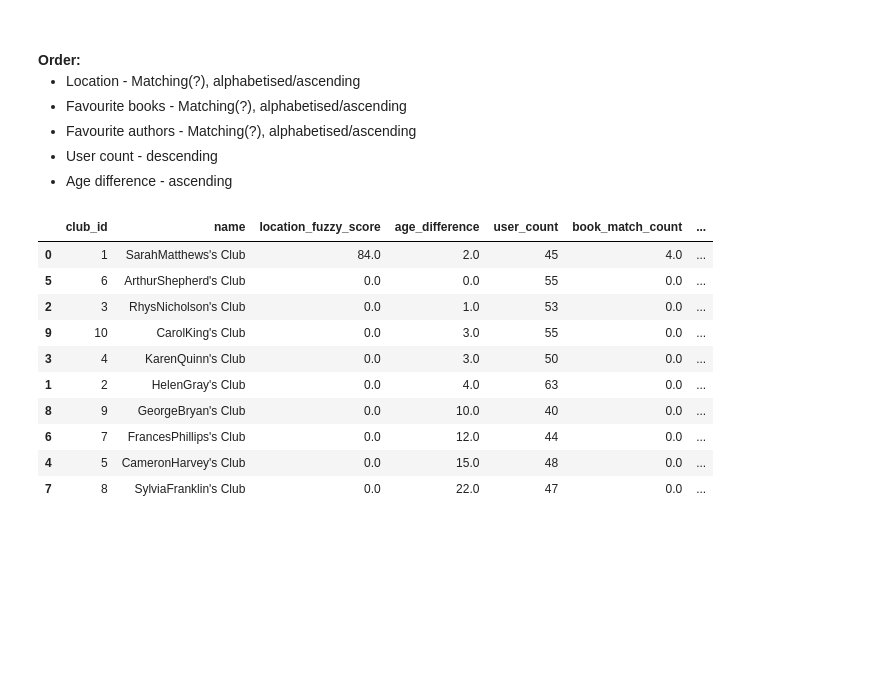
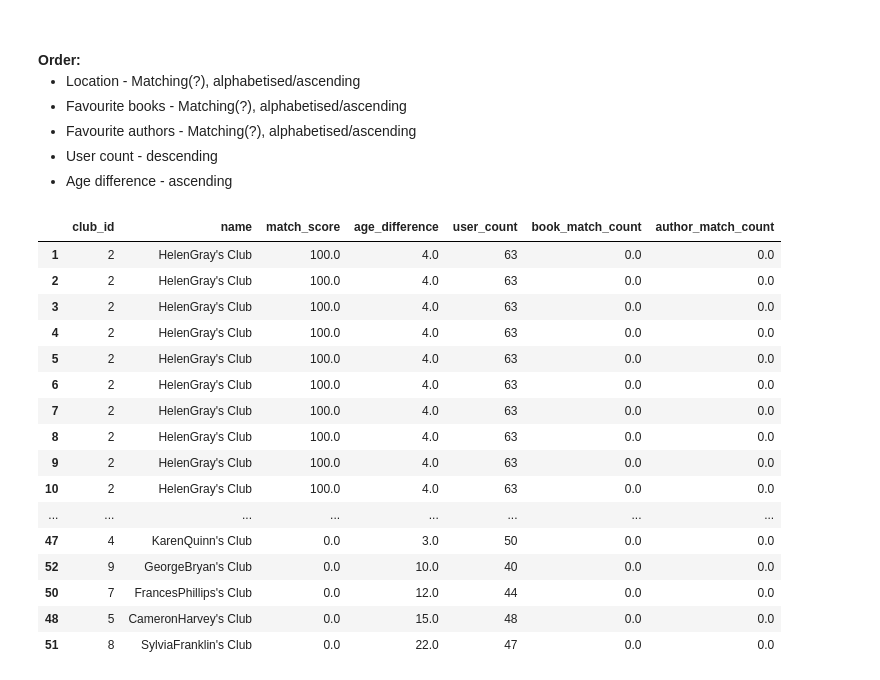
Before and after one commit to laurenceandrews/auguread, a Jupyter notebook: clubs/club_to_user_recommender/club-to-user-recommender.ipynb, the cells around one changed output. Cells and saved outputs as stored; diff of their text form; code cells hidden in the pictures; blank space fills up the shorter version.

Commit message:
Fix location matching fuzzy function in jupyter file

```diff
--- a/clubs/club_to_user_recommender/club-to-user-recommender.ipynb
+++ b/clubs/club_to_user_recommender/club-to-user-recommender.ipynb
@@ -186,26 +186,3 @@ closest_location_clubs_df
 # %% [output]
 |  | id | name | location | description | avg_reading_speed | owner_id |
 | 0 | 1 | SarahMatthews's Club | Adelaide, Australia | Iusto repellat inventore nihil re... | 364 | 271772 |
-# %%
-# Return all clubs with boolean value for matching location (using fuzzy search)
-
-# Set test location for user
-user_location = "AdelaAustralia"
-#user_id = "11909"
-user_id = 999999
-
-club_user_location_df['location_match_score'] = ''
-club_user_location_df
-
-no_of_rows = club_user_location_df.shape[0]
-
-for i in range(no_of_rows):
-    match_value = int(fuzz.token_sort_ratio(user_location, club_user_location_df.iloc[i]['location']))
-    if (user_id != club_user_location_df.iloc[i]['user_id']):
-        if (match_value > 60):
-            club_user_location_df.iat[i,4] = str(match_value)
-
-club_user_location_df['location_match_score'].replace('', np.nan, inplace=True)
-club_user_location_df = club_user_location_df.sort_values('location_match_score', ascending=False).dropna(how='any',axis=0)
-club_user_location_df = club_user_location_df.drop('club_user_id', axis = 1)
-club_user_location_df
@@ -347,11 +350,11 @@ book_matches_df['book_title'] = club_favourite_books_df['title']
 
 for i in range(5):
     my_favourite_book = str(my_favourite_books_df.iloc[i]['title'])
-    print(my_favourite_book)
+    # print(my_favourite_book)
 
     for title in club_favourite_books_df['title']:
         match_value = int(fuzz.token_sort_ratio(my_favourite_book, title))
-        if match_value > 80:
+        if match_value > 50:
             match_values.append(match_value)
 
 book_match_values = pd.DataFrame()
@@ -482,20 +509,20 @@ club_average_author_match_df
 # Favourite authors: club_average_author_match_df
 
 best_clubs_df = club_user_count_df.merge(average_club_age_difference_df, how = 'left', left_on = 'club_id', right_on = 'club_id')
-best_clubs_df = best_clubs_df.merge(club_matches_df, how = 'left', left_on = 'club_id', right_on = 'club_id')
+best_clubs_df = best_clubs_df.merge(closest_club_location_fuzzy_df, how = 'left', left_on = 'club_id', right_on = 'club_id')
 best_clubs_df = best_clubs_df.merge(club_average_book_match_df, how = 'left', left_on = 'club_id', right_on = 'club_id')
 best_clubs_df = best_clubs_df.merge(club_average_author_match_df, how = 'left', left_on = 'club_id', right_on = 'club_id')
 
-best_clubs_df = best_clubs_df[['club_id', 'club_author_name', 'location_fuzzy_score', 'age_difference', 'user_count', 'book_match_count', 'author_match_count']]
+best_clubs_df = best_clubs_df[['club_id', 'club_author_name', 'match_score', 'age_difference', 'user_count', 'book_match_count', 'author_match_count']]
 best_clubs_df = best_clubs_df.rename(columns={'club_author_name':'club_name'})
 
 best_clubs_df['book_match_count'] = best_clubs_df['book_match_count'].fillna(0)
 best_clubs_df['author_match_count'] = best_clubs_df['author_match_count'].fillna(0)
-best_clubs_df['location_fuzzy_score'] = best_clubs_df['location_fuzzy_score'].fillna(0)
+best_clubs_df['match_score'] = best_clubs_df['match_score'].fillna(0)
 
 # Dirty way of getting name back...
 best_clubs_df = best_clubs_df.merge(average_club_age_difference_df, on = 'club_id')
-best_clubs_df = best_clubs_df[['club_id', 'name', 'location_fuzzy_score', 'age_difference_y', 'user_count', 'book_match_count', 'author_match_count']]
+best_clubs_df = best_clubs_df[['club_id', 'name', 'match_score', 'age_difference_y', 'user_count', 'book_match_count', 'author_match_count']]
 best_clubs_df = best_clubs_df.rename(columns={'age_difference_y':'age_difference'}, )
 
 best_clubs_df
@@ -535,23 +578,29 @@ favourite books and favourite authors</p>
 # %%
 # Order if location matters
 
 # TO DO: Find a way to convert location to distance
 
-best_clubs_df = best_clubs_df.sort_values(["location_fuzzy_score", "book_match_count", "author_match_count", "age_difference", "user_count"], \
+best_clubs_df = best_clubs_df.sort_values(["match_score", "book_match_count", "author_match_count", "age_difference", "user_count"], \
     ascending = [False, False, False, True, False])
 best_clubs_df
 # %% [output]
-|  | club_id | name | location_fuzzy_score | age_difference | user_count | book_match_count | ... |
-| 0 | 1 | SarahMatthews's Club | 84.0 | 2.0 | 45 | 4.0 | ... |
-| 5 | 6 | ArthurShepherd's Club | 0.0 | 0.0 | 55 | 0.0 | ... |
-| 2 | 3 | RhysNicholson's Club | 0.0 | 1.0 | 53 | 0.0 | ... |
-| 9 | 10 | CarolKing's Club | 0.0 | 3.0 | 55 | 0.0 | ... |
-| 3 | 4 | KarenQuinn's Club | 0.0 | 3.0 | 50 | 0.0 | ... |
-| 1 | 2 | HelenGray's Club | 0.0 | 4.0 | 63 | 0.0 | ... |
-| 8 | 9 | GeorgeBryan's Club | 0.0 | 10.0 | 40 | 0.0 | ... |
-| 6 | 7 | FrancesPhillips's Club | 0.0 | 12.0 | 44 | 0.0 | ... |
-| 4 | 5 | CameronHarvey's Club | 0.0 | 15.0 | 48 | 0.0 | ... |
-| 7 | 8 | SylviaFranklin's Club | 0.0 | 22.0 | 47 | 0.0 | ... |
+|  | club_id | name | match_score | age_difference | user_count | book_match_count | author_match_count |
+| 1 | 2 | HelenGray's Club | 100.0 | 4.0 | 63 | 0.0 | 0.0 |
+| 2 | 2 | HelenGray's Club | 100.0 | 4.0 | 63 | 0.0 | 0.0 |
+| 3 | 2 | HelenGray's Club | 100.0 | 4.0 | 63 | 0.0 | 0.0 |
+| 4 | 2 | HelenGray's Club | 100.0 | 4.0 | 63 | 0.0 | 0.0 |
+| 5 | 2 | HelenGray's Club | 100.0 | 4.0 | 63 | 0.0 | 0.0 |
+| 6 | 2 | HelenGray's Club | 100.0 | 4.0 | 63 | 0.0 | 0.0 |
+| 7 | 2 | HelenGray's Club | 100.0 | 4.0 | 63 | 0.0 | 0.0 |
+| 8 | 2 | HelenGray's Club | 100.0 | 4.0 | 63 | 0.0 | 0.0 |
+| 9 | 2 | HelenGray's Club | 100.0 | 4.0 | 63 | 0.0 | 0.0 |
+| 10 | 2 | HelenGray's Club | 100.0 | 4.0 | 63 | 0.0 | 0.0 |
+| ... | ... | ... | ... | ... | ... | ... | ... |
+| 47 | 4 | KarenQuinn's Club | 0.0 | 3.0 | 50 | 0.0 | 0.0 |
+| 52 | 9 | GeorgeBryan's Club | 0.0 | 10.0 | 40 | 0.0 | 0.0 |
+| 50 | 7 | FrancesPhillips's Club | 0.0 | 12.0 | 44 | 0.0 | 0.0 |
+| 48 | 5 | CameronHarvey's Club | 0.0 | 15.0 | 48 | 0.0 | 0.0 |
+| 51 | 8 | SylviaFranklin's Club | 0.0 | 22.0 | 47 | 0.0 | 0.0 |
 # %%
 # Order if online only
 
```
Also changed, not shown: parts of 6 cells of this notebook.
